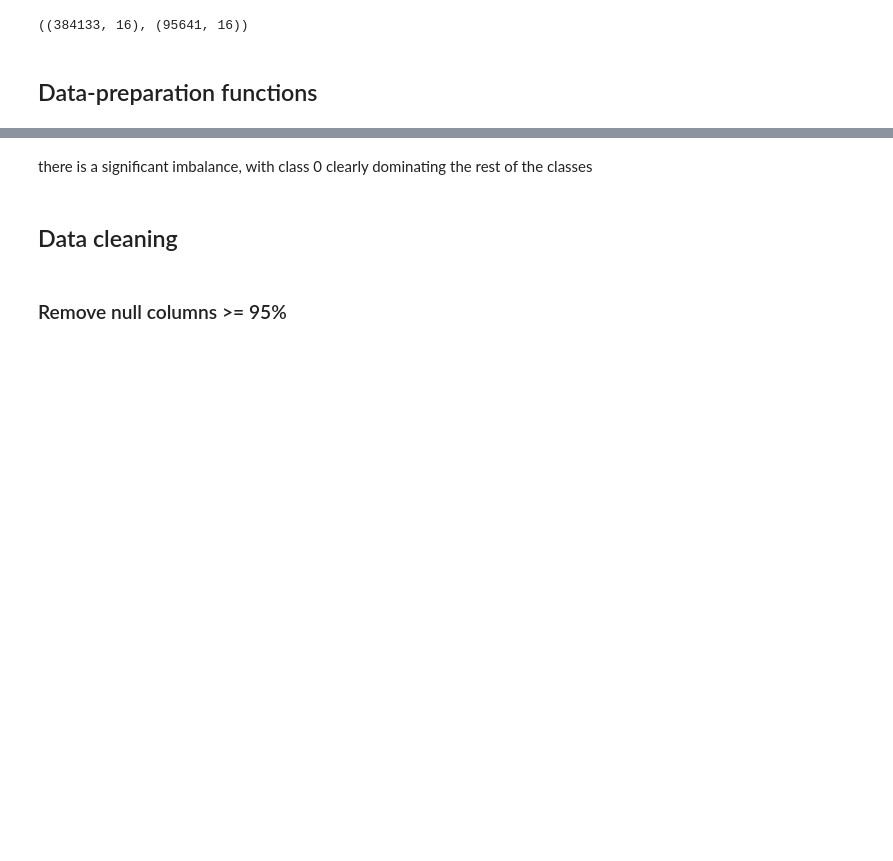
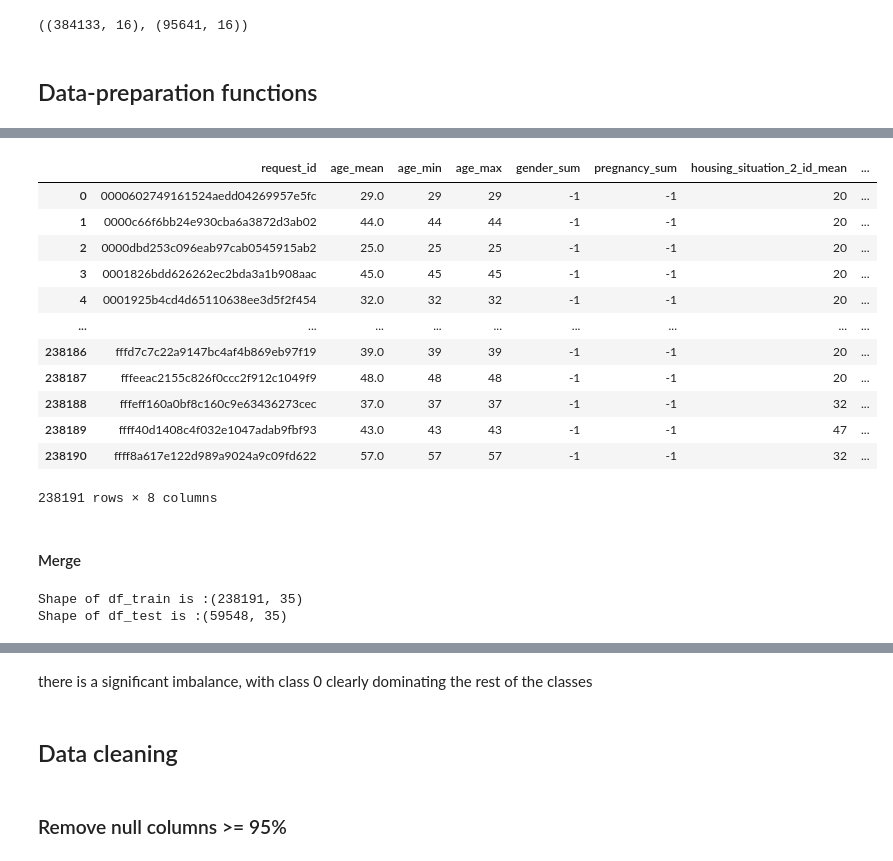
Before and after one commit to Pyth-Men-Code/prediction_granted_number_of_nights, a Jupyter notebook: data-science-test/1_data_cleaning_and_preprocessing.ipynb, the cells around one changed output, grey strips where cells are left out. Saved outputs shown, nothing was run; the diff lists cells and outputs as text; code cells hidden in the pictures; blank space fills up the shorter version.

```diff
--- a/data-science-test/1_data_cleaning_and_preprocessing.ipynb
+++ b/data-science-test/1_data_cleaning_and_preprocessing.ipynb
@@ -432,0 +488,18 @@ df_train.shape, df_test.shape
+# %%
+individuals_test_agg.columns = ['_'.join(col).strip() for col in individuals_test_agg.columns.values]
+individuals_test_agg.reset_index(inplace=True)
+individuals_test_agg
+# %% [output]
+|  | request_id | age_mean | age_min | age_max | gender_sum | pregnancy_sum | housing_situation_2_id_mean | ... |
+| 0 | 0000602749161524aedd04269957e5fc | 29.0 | 29 | 29 | -1 | -1 | 20 | ... |
+| 1 | 0000c66f6bb24e930cba6a3872d3ab02 | 44.0 | 44 | 44 | -1 | -1 | 20 | ... |
+| 2 | 0000dbd253c096eab97cab0545915ab2 | 25.0 | 25 | 25 | -1 | -1 | 20 | ... |
+| 3 | 0001826bdd626262ec2bda3a1b908aac | 45.0 | 45 | 45 | -1 | -1 | 20 | ... |
+| 4 | 0001925b4cd4d65110638ee3d5f2f454 | 32.0 | 32 | 32 | -1 | -1 | 20 | ... |
+| ... | ... | ... | ... | ... | ... | ... | ... | ... |
+| 238186 | fffd7c7c22a9147bc4af4b869eb97f19 | 39.0 | 39 | 39 | -1 | -1 | 20 | ... |
+| 238187 | fffeeac2155c826f0ccc2f912c1049f9 | 48.0 | 48 | 48 | -1 | -1 | 20 | ... |
+| 238188 | fffeff160a0bf8c160c9e63436273cec | 37.0 | 37 | 37 | -1 | -1 | 32 | ... |
+| 238189 | ffff40d1408c4f032e1047adab9fbf93 | 43.0 | 43 | 43 | -1 | -1 | 47 | ... |
+| 238190 | ffff8a617e122d989a9024a9c09fd622 | 57.0 | 57 | 57 | -1 | -1 | 32 | ... |
+238191 rows × 8 columns
@@ -432,0 +532,2 @@ df_train.shape, df_test.shape
+# %% [markdown]
+#### Merge
@@ -432,0 +542,6 @@ df_train.shape, df_test.shape
+# %%
+print(f"Shape of df_train is :{df_train.shape}")
+print(f"Shape of df_test is :{df_test.shape}")
+# %% [output]
+Shape of df_train is :(238191, 35)
+Shape of df_test is :(59548, 35)
```
Also changed, not shown: parts of 66 cells of this notebook, 10 other files.
